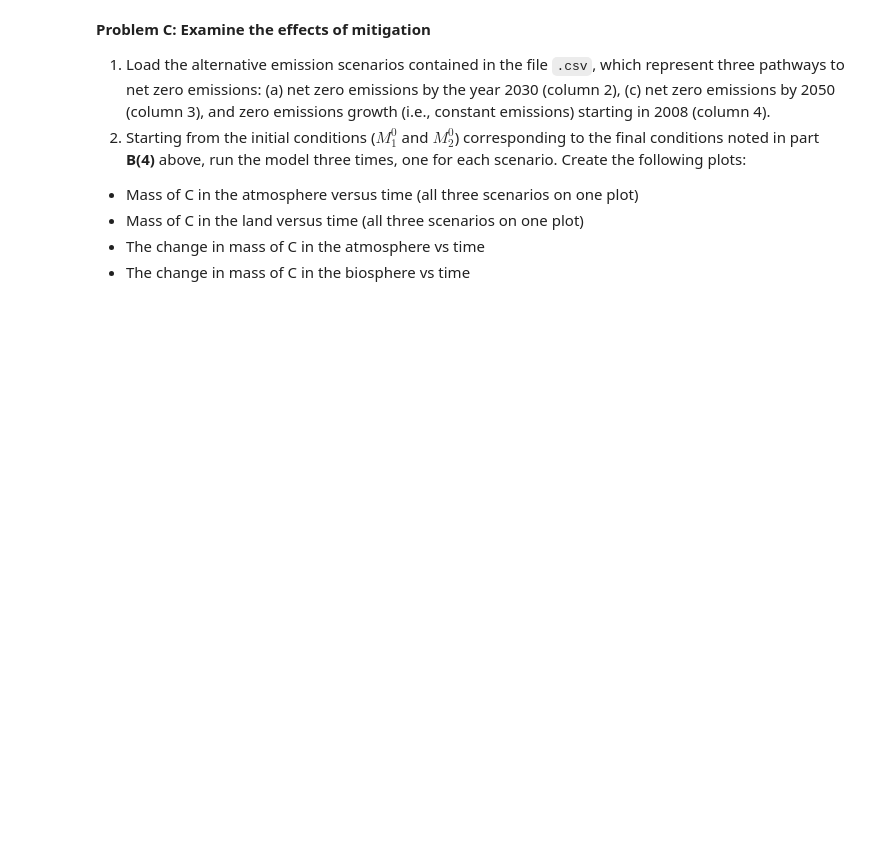
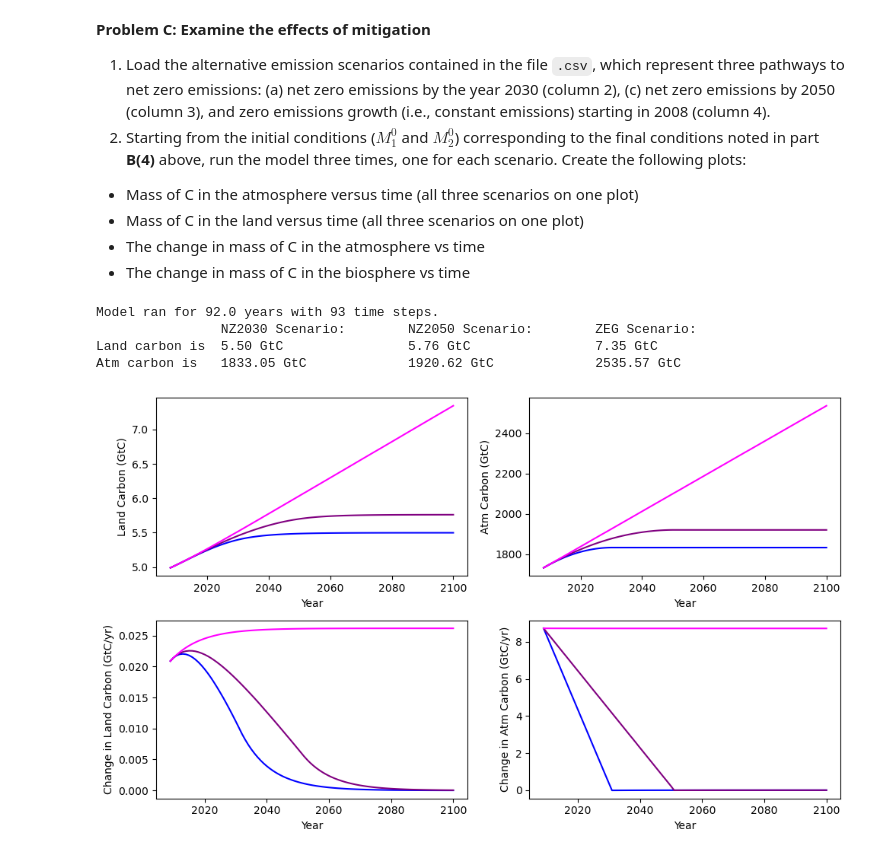
Before and after one commit to julober/geos518_modeling, a Jupyter notebook: hw/mod02_Finite-Difference-Box-Models/mod02-CarbonModel-Assignment.ipynb, the cells around one changed output. Cells and saved outputs as stored; diff of their text form; code cells hidden in the pictures; blank space fills up the shorter version.

```diff
--- a/hw/mod02_Finite-Difference-Box-Models/mod02-CarbonModel-Assignment.ipynb
+++ b/hw/mod02_Finite-Difference-Box-Models/mod02-CarbonModel-Assignment.ipynb
@@ -268,0 +284,48 @@ cflux_zeg = data[:,3]
+# %%
+print(f'Model ran for {tf-ti} years with {Nt} time steps.')
+print(f'\t\tNZ2030 Scenario:\tNZ2050 Scenario:\tZEG Scenario:')
+print(f'Land carbon is \t{Mland_nz30[-1]:.2f} GtC\t\t{Mland_nz50[-1]:.2f} GtC\t\t{Mland_zeg[-1]:.2f} GtC')
+print(f'Atm carbon is \t{Matm_nz30[-1]:.2f} GtC\t\t{Matm_nz50[-1]:.2f} GtC\t\t{Matm_zeg[-1]:.2f} GtC')
+# %% [output]
+Model ran for 92.0 years with 93 time steps.
+                NZ2030 Scenario:        NZ2050 Scenario:        ZEG Scenario:
+Land carbon is  5.50 GtC                5.76 GtC                7.35 GtC
+Atm carbon is   1833.05 GtC             1920.62 GtC             2535.57 GtC
+# %%
+diff_Matm_nz30 = np.diff(Matm_nz30)
+diff_Mland_nz30 = np.diff(Mland_nz30)
+diff_Matm_nz50 = np.diff(Matm_nz50)
+diff_Mland_nz50 = np.diff(Mland_nz50)
+diff_Matm_zeg = np.diff(Matm_zeg)
+diff_Mland_zeg = np.diff(Mland_zeg)
+# %%
+fig, ax = plt.subplots(2, 2, figsize=(10,6))
+
+ax[0,0].plot(year, Mland_nz30, color='blue', label='NZ2030')
+ax[0,0].plot(year, Mland_nz50, color='purple', label='NZ2050')
+ax[0,0].plot(year, Mland_zeg, color='magenta', label='ZEG')
+ax[0,0].set_xlabel("Year")
+ax[0,0].set_ylabel("Land Carbon (GtC)")
+
+ax[0,1].plot(year, Matm_nz30, color='blue', label='NZ2030')
+ax[0,1].plot(year, Matm_nz50, color='purple', label='NZ2050')
+ax[0,1].plot(year, Matm_zeg, color='magenta', label='ZEG')
+ax[0,1].set_xlabel("Year")
+ax[0,1].set_ylabel("Atm Carbon (GtC)")
+
+ax[1,0].plot(year[1:], diff_Mland_nz30, color='blue', label='NZ2030')
+ax[1,0].plot(year[1:], diff_Mland_nz50, color='purple', label='NZ2050')
+ax[1,0].plot(year[1:], diff_Mland_zeg, color='magenta', label='ZEG')
+ax[1,0].set_xlabel("Year")
+ax[1,0].set_ylabel("Change in Land Carbon (GtC/yr)")
+
+ax[1,1].plot(year[1:], diff_Matm_nz30, color='blue', label='NZ2030')
+ax[1,1].plot(year[1:], diff_Matm_nz50, color='purple', label='NZ2050')
+ax[1,1].plot(year[1:], diff_Matm_zeg, color='magenta', label='ZEG')
+ax[1,1].set_xlabel("Year")
+ax[1,1].set_ylabel("Change in Atm Carbon (GtC/yr)")
+
+plt.tight_layout()
+plt.show()
+# %% [output]
+[figure, added]
```
Also changed, not shown: parts of 1 cell of this notebook.
